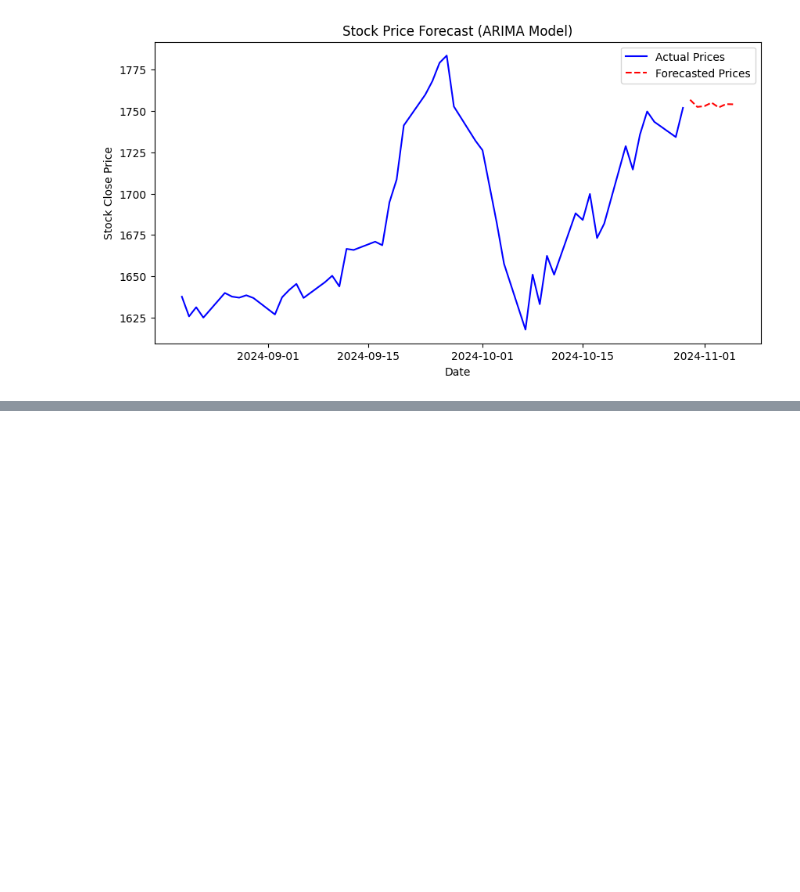
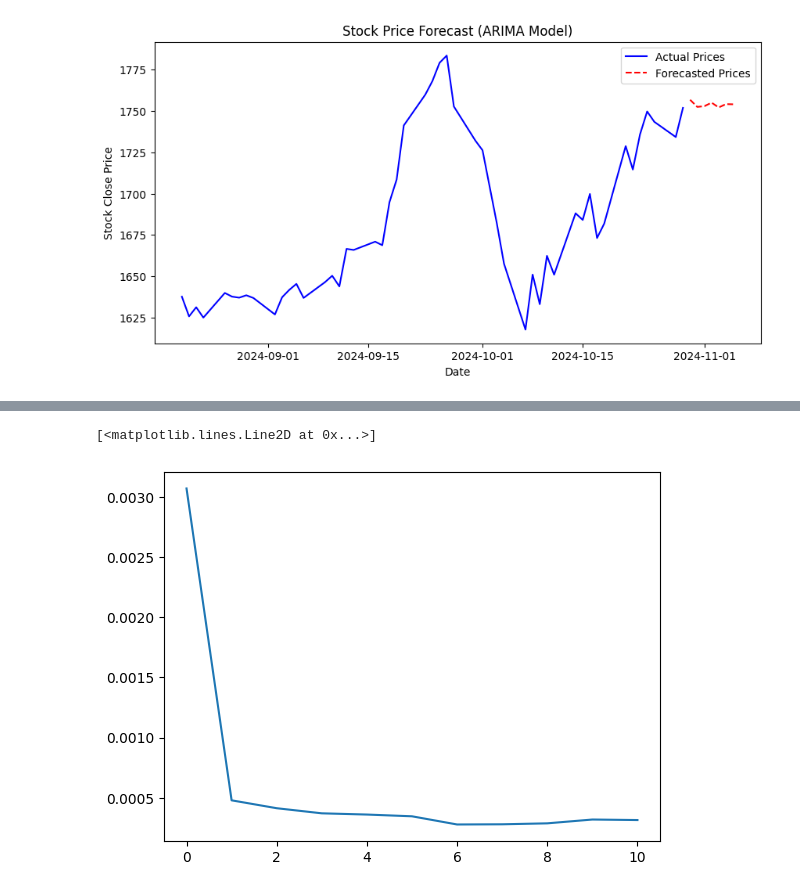
Before and after one commit to rutujakapratwar/DBDA_ML_Project, a Jupyter notebook: Project_Stock_Predict.ipynb, the cells around one changed output, grey strips where cells are left out. Cells and saved outputs as stored; diff of their text form; code cells hidden in the pictures; blank space fills up the shorter version.

```diff
--- a/Project_Stock_Predict.ipynb
+++ b/Project_Stock_Predict.ipynb
@@ -798,5 +798,7 @@ history = model.fit(X_train, y_train,
                     batch_size=32,
                     validation_data=(X_test, y_test),
                     callbacks=[early_stop])
+loss = model.history.history['loss']
+plt.plot(loss)
 # %% [output]
 Epoch 1/20
@@ -819,3 +821,5 @@ Epoch 12/20
+[<matplotlib.lines.Line2D at 0x...>]
+[figure, added]
 # %%
 # Predict on test data
 test_predictions = model.predict(X_test)
```
Also changed, not shown: parts of 6 cells of this notebook.
